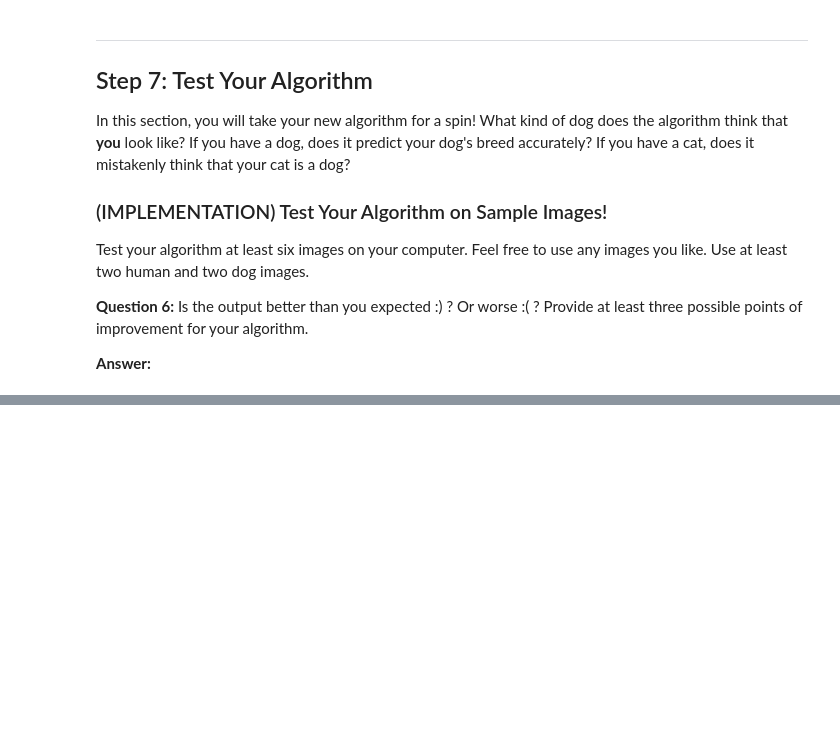
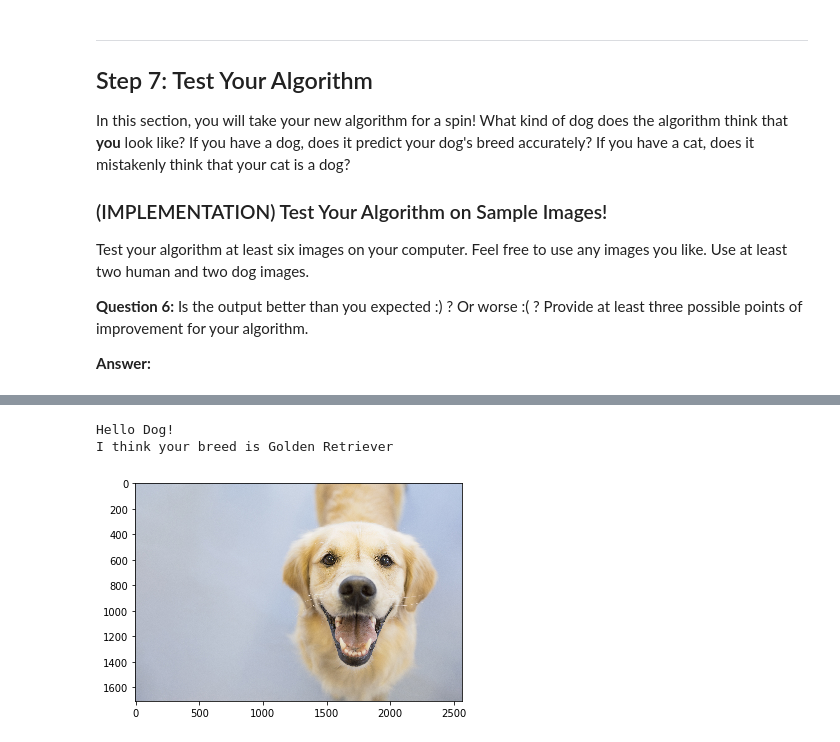
Before and after one commit to delinhabit/nd101-dog-project, a Jupyter notebook: dog_app.ipynb, the cells around one changed output, grey strips where cells are left out. Saved outputs shown, nothing was run; the diff lists cells and outputs as text; code cells hidden in the pictures; blank space fills up the shorter version.

```diff
--- a/dog_app.ipynb
+++ b/dog_app.ipynb
@@ -885,0 +938,6 @@ __Answer:__
+# %%
+show_image_and_prediction("images/inputs/golden.jpg")
+# %% [output]
+Hello Dog!
+I think your breed is Golden Retriever
+[figure, added]
```
Also changed, not shown: parts of 10 cells of this notebook, 8 other files.
